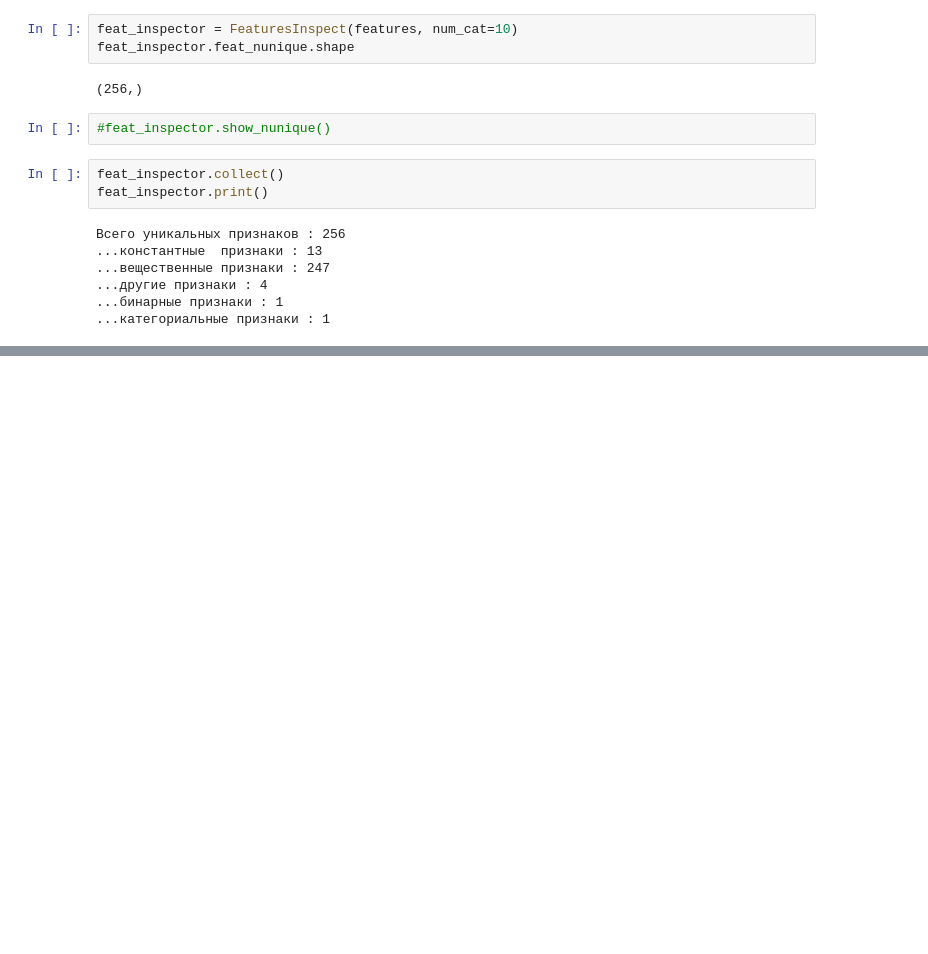
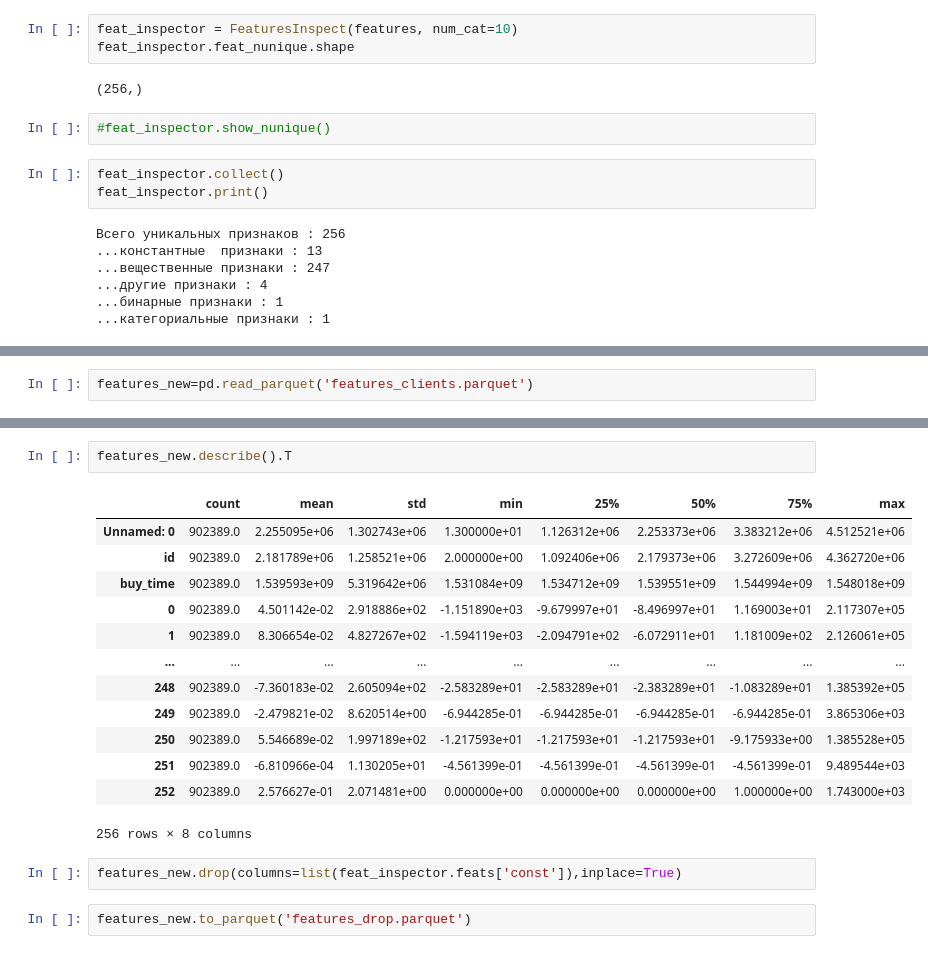
Before and after one commit to alex-chin/gb_megafone1, a Jupyter notebook: Project/megafone_offer_service.ipynb, the cells around one changed output, grey strips where cells are left out. Saved outputs shown, nothing was run; the diff lists cells and outputs as text; blank space fills up the shorter version.

```diff
--- a/Project/megafone_offer_service.ipynb
+++ b/Project/megafone_offer_service.ipynb
@@ -238,0 +303,2 @@ feat_inspector.print()
+# %%
+features_new=pd.read_parquet('features_clients.parquet')
@@ -238,0 +330,20 @@ feat_inspector.print()
+# %%
+features_new.describe().T
+# %% [output]
+|  | count | mean | std | min | 25% | 50% | 75% | max |
+| Unnamed: 0 | 902389.0 | 2.255095e+06 | 1.302743e+06 | 1.300000e+01 | 1.126312e+06 | 2.253373e+06 | 3.383212e+06 | 4.512521e+06 |
+| id | 902389.0 | 2.181789e+06 | 1.258521e+06 | 2.000000e+00 | 1.092406e+06 | 2.179373e+06 | 3.272609e+06 | 4.362720e+06 |
+| buy_time | 902389.0 | 1.539593e+09 | 5.319642e+06 | 1.531084e+09 | 1.534712e+09 | 1.539551e+09 | 1.544994e+09 | 1.548018e+09 |
+| 0 | 902389.0 | 4.501142e-02 | 2.918886e+02 | -1.151890e+03 | -9.679997e+01 | -8.496997e+01 | 1.169003e+01 | 2.117307e+05 |
+| 1 | 902389.0 | 8.306654e-02 | 4.827267e+02 | -1.594119e+03 | -2.094791e+02 | -6.072911e+01 | 1.181009e+02 | 2.126061e+05 |
+| ... | ... | ... | ... | ... | ... | ... | ... | ... |
+| 248 | 902389.0 | -7.360183e-02 | 2.605094e+02 | -2.583289e+01 | -2.583289e+01 | -2.383289e+01 | -1.083289e+01 | 1.385392e+05 |
+| 249 | 902389.0 | -2.479821e-02 | 8.620514e+00 | -6.944285e-01 | -6.944285e-01 | -6.944285e-01 | -6.944285e-01 | 3.865306e+03 |
+| 250 | 902389.0 | 5.546689e-02 | 1.997189e+02 | -1.217593e+01 | -1.217593e+01 | -1.217593e+01 | -9.175933e+00 | 1.385528e+05 |
+| 251 | 902389.0 | -6.810966e-04 | 1.130205e+01 | -4.561399e-01 | -4.561399e-01 | -4.561399e-01 | -4.561399e-01 | 9.489544e+03 |
+| 252 | 902389.0 | 2.576627e-01 | 2.071481e+00 | 0.000000e+00 | 0.000000e+00 | 0.000000e+00 | 1.000000e+00 | 1.743000e+03 |
+256 rows × 8 columns
+# %%
+features_new.drop(columns=list(feat_inspector.feats['const']),inplace=True)
+# %%
+features_new.to_parquet('features_drop.parquet')
```
Also changed, not shown: parts of 28 cells of this notebook.
